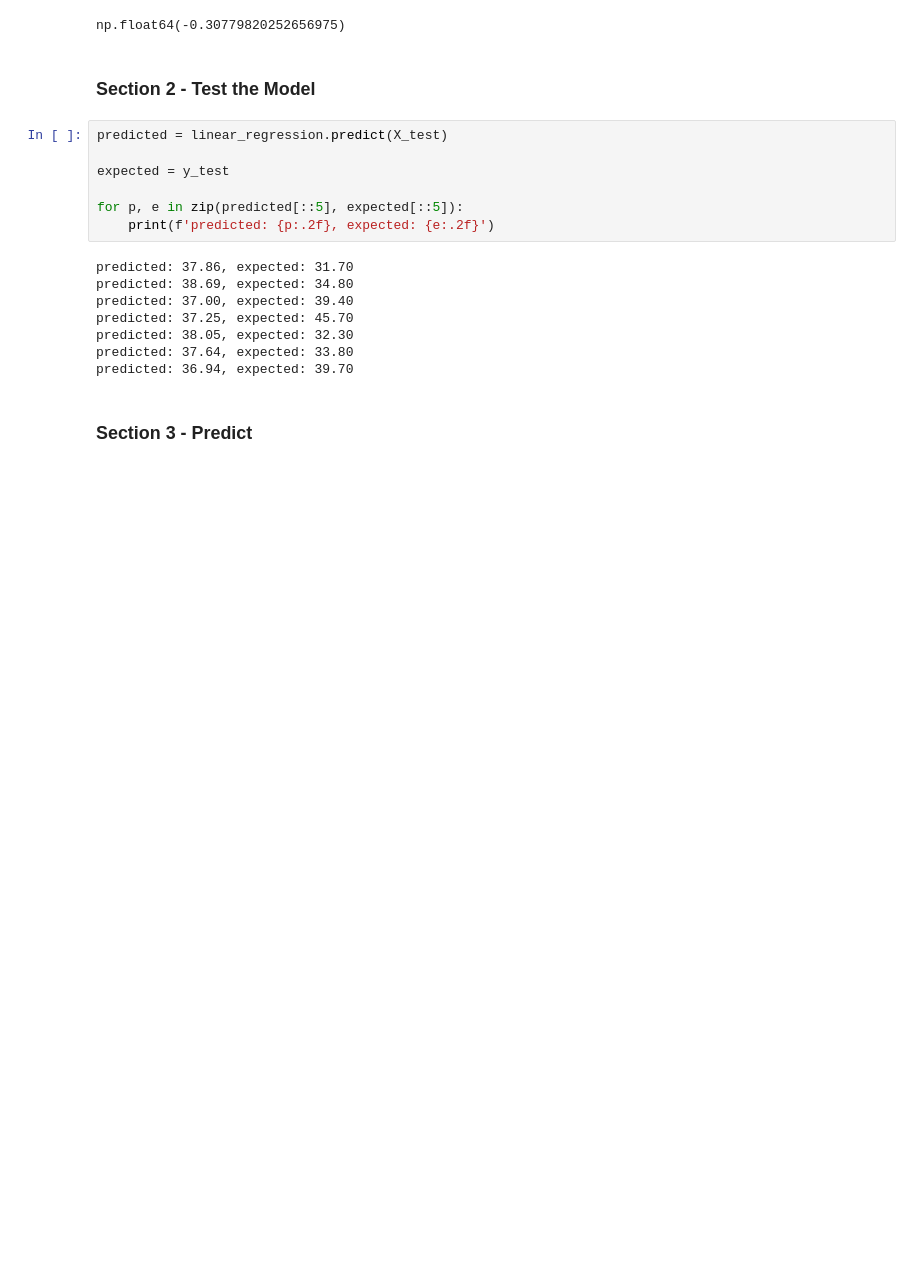
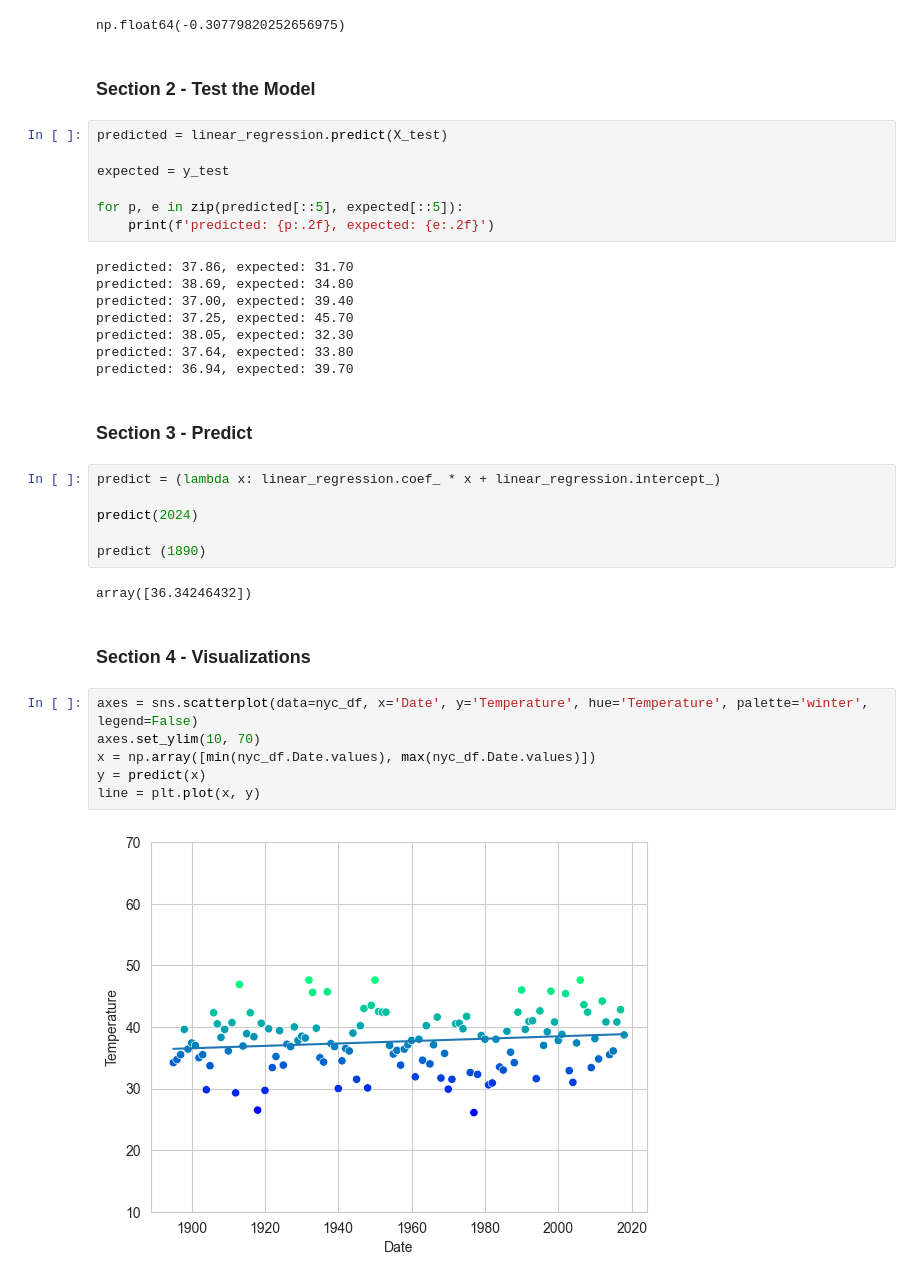
Before and after one commit to edgarsuarez9/datafun-07-ml, a Jupyter notebook: suarez_ml.ipynb, the cells around one changed output. Drawn from its saved outputs; the diff is of its cells as text; blank space fills up the shorter version.

Commit message:
added predict on Part 3

```diff
--- a/suarez_ml.ipynb
+++ b/suarez_ml.ipynb
@@ -139,3 +139,21 @@ predicted: 37.64, expected: 33.80
 predicted: 36.94, expected: 39.70
 # %% [markdown]
 ### Section 3 - Predict
+# %%
+predict = (lambda x: linear_regression.coef_ * x + linear_regression.intercept_)
+
+predict(2024)
+
+predict (1890)
+# %% [output]
+array([36.34246432])
+# %% [markdown]
+### Section 4 - Visualizations
+# %%
+axes = sns.scatterplot(data=nyc_df, x='Date', y='Temperature', hue='Temperature', palette='winter', legend=False)
+axes.set_ylim(10, 70)
+x = np.array([min(nyc_df.Date.values), max(nyc_df.Date.values)])
+y = predict(x)
+line = plt.plot(x, y)
+# %% [output]
+[figure, added]
```
